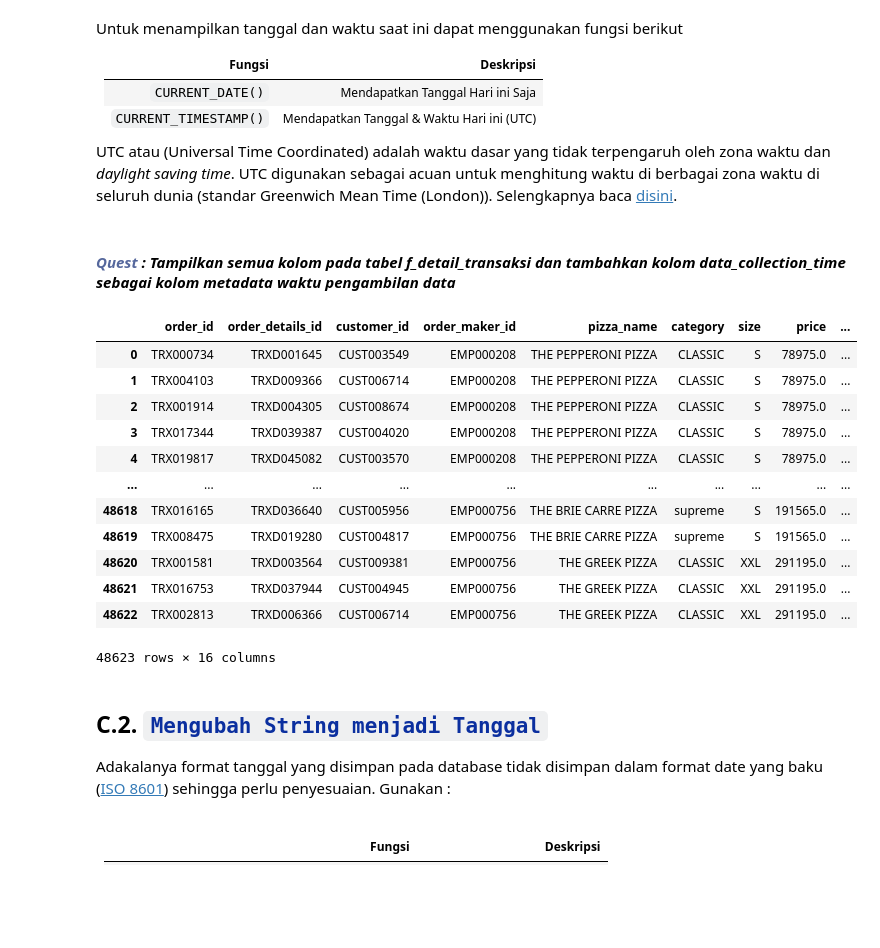
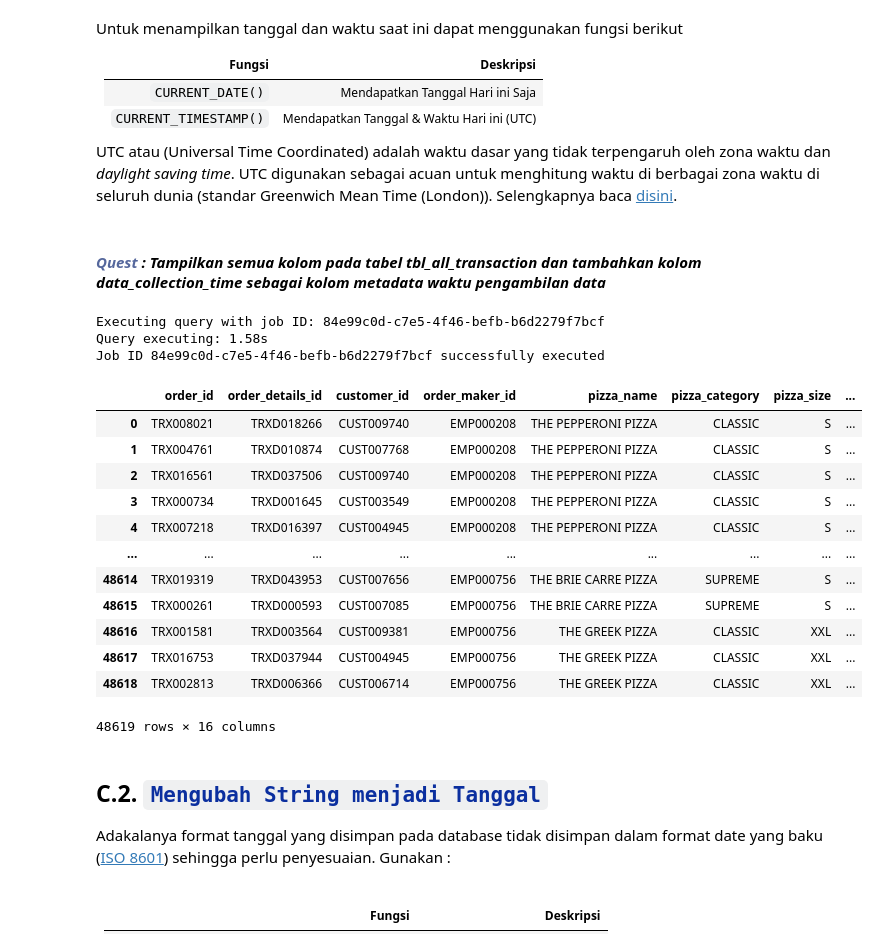
Before and after one commit to refianP13/Data-Analyst, a Jupyter notebook: Copy_of_DQLab_Number_Date_Format_&_SubQuery.ipynb, the cells around one changed output. Saved outputs shown, nothing was run; the diff lists cells and outputs as text; code cells hidden in the pictures; blank space fills up the shorter version.

```diff
--- a/Copy_of_DQLab_Number_Date_Format_&_SubQuery.ipynb
+++ b/Copy_of_DQLab_Number_Date_Format_&_SubQuery.ipynb
@@ -266,25 +309,32 @@ Untuk menampilkan tanggal dan waktu saat ini dapat menggunakan fungsi berikut
 
 UTC atau (Universal Time Coordinated) adalah waktu dasar yang tidak terpengaruh oleh zona waktu dan <i>daylight saving time</i>. UTC digunakan sebagai acuan untuk menghitung waktu di berbagai zona waktu di seluruh dunia (standar Greenwich Mean Time (London)). Selengkapnya baca <a href="https://internasional.kompas.com/read/2021/03/04/192042570/sejarah-penetapan-zona-waktu-di-dunia-hingga-usulan-penghapusannya?page=all">disini</a>.
 # %% [markdown]
-#### <i><b><span style='color:#55679C'>Quest</span> : Tampilkan semua kolom pada tabel f_detail_transaksi dan tambahkan kolom data_collection_time sebagai kolom metadata waktu pengambilan data</b></i><br>
+#### <i><b><span style='color:#55679C'>Quest</span> : Tampilkan semua kolom pada tabel tbl_all_transaction dan tambahkan kolom data_collection_time sebagai kolom metadata waktu pengambilan data</b></i><br>
 # %%
 %%bigquery --project {project_id} --verbose
 
-...
+SELECT   *,
+
+  CURRENT_TIMESTAMP() AS data_collection_time
+
+FROM dqpizza.tbl_all_transaction
 # %% [output]
+Executing query with job ID: 84e99c0d-c7e5-4f46-befb-b6d2279f7bcf
+Query executing: 1.58s
+Job ID 84e99c0d-c7e5-4f46-befb-b6d2279f7bcf successfully executed
-|  | order_id | order_details_id | customer_id | order_maker_id | pizza_name | category | size | price | ... |
-| 0 | TRX000734 | TRXD001645 | CUST003549 | EMP000208 | THE PEPPERONI PIZZA | CLASSIC | S | 78975.0 | ... |
-| 1 | TRX004103 | TRXD009366 | CUST006714 | EMP000208 | THE PEPPERONI PIZZA | CLASSIC | S | 78975.0 | ... |
-| 2 | TRX001914 | TRXD004305 | CUST008674 | EMP000208 | THE PEPPERONI PIZZA | CLASSIC | S | 78975.0 | ... |
-| 3 | TRX017344 | TRXD039387 | CUST004020 | EMP000208 | THE PEPPERONI PIZZA | CLASSIC | S | 78975.0 | ... |
-| 4 | TRX019817 | TRXD045082 | CUST003570 | EMP000208 | THE PEPPERONI PIZZA | CLASSIC | S | 78975.0 | ... |
-| ... | ... | ... | ... | ... | ... | ... | ... | ... | ... |
-| 48618 | TRX016165 | TRXD036640 | CUST005956 | EMP000756 | THE BRIE CARRE PIZZA | supreme | S | 191565.0 | ... |
-| 48619 | TRX008475 | TRXD019280 | CUST004817 | EMP000756 | THE BRIE CARRE PIZZA | supreme | S | 191565.0 | ... |
-| 48620 | TRX001581 | TRXD003564 | CUST009381 | EMP000756 | THE GREEK PIZZA | CLASSIC | XXL | 291195.0 | ... |
-| 48621 | TRX016753 | TRXD037944 | CUST004945 | EMP000756 | THE GREEK PIZZA | CLASSIC | XXL | 291195.0 | ... |
-| 48622 | TRX002813 | TRXD006366 | CUST006714 | EMP000756 | THE GREEK PIZZA | CLASSIC | XXL | 291195.0 | ... |
+|  | order_id | order_details_id | customer_id | order_maker_id | pizza_name | pizza_category | pizza_size | ... |
+| 0 | TRX008021 | TRXD018266 | CUST009740 | EMP000208 | THE PEPPERONI PIZZA | CLASSIC | S | ... |
+| 1 | TRX004761 | TRXD010874 | CUST007768 | EMP000208 | THE PEPPERONI PIZZA | CLASSIC | S | ... |
+| 2 | TRX016561 | TRXD037506 | CUST009740 | EMP000208 | THE PEPPERONI PIZZA | CLASSIC | S | ... |
+| 3 | TRX000734 | TRXD001645 | CUST003549 | EMP000208 | THE PEPPERONI PIZZA | CLASSIC | S | ... |
+| 4 | TRX007218 | TRXD016397 | CUST004945 | EMP000208 | THE PEPPERONI PIZZA | CLASSIC | S | ... |
+| ... | ... | ... | ... | ... | ... | ... | ... | ... |
+| 48614 | TRX019319 | TRXD043953 | CUST007656 | EMP000756 | THE BRIE CARRE PIZZA | SUPREME | S | ... |
+| 48615 | TRX000261 | TRXD000593 | CUST007085 | EMP000756 | THE BRIE CARRE PIZZA | SUPREME | S | ... |
+| 48616 | TRX001581 | TRXD003564 | CUST009381 | EMP000756 | THE GREEK PIZZA | CLASSIC | XXL | ... |
+| 48617 | TRX016753 | TRXD037944 | CUST004945 | EMP000756 | THE GREEK PIZZA | CLASSIC | XXL | ... |
+| 48618 | TRX002813 | TRXD006366 | CUST006714 | EMP000756 | THE GREEK PIZZA | CLASSIC | XXL | ... |
-48623 rows × 16 columns
+48619 rows × 16 columns
 # %% [markdown]
 ## <b>C.2. <span style='color:#0B2F9F'><code>Mengubah String menjadi Tanggal</code></span></b>
 
```
Also changed, not shown: parts of 28 cells of this notebook.
